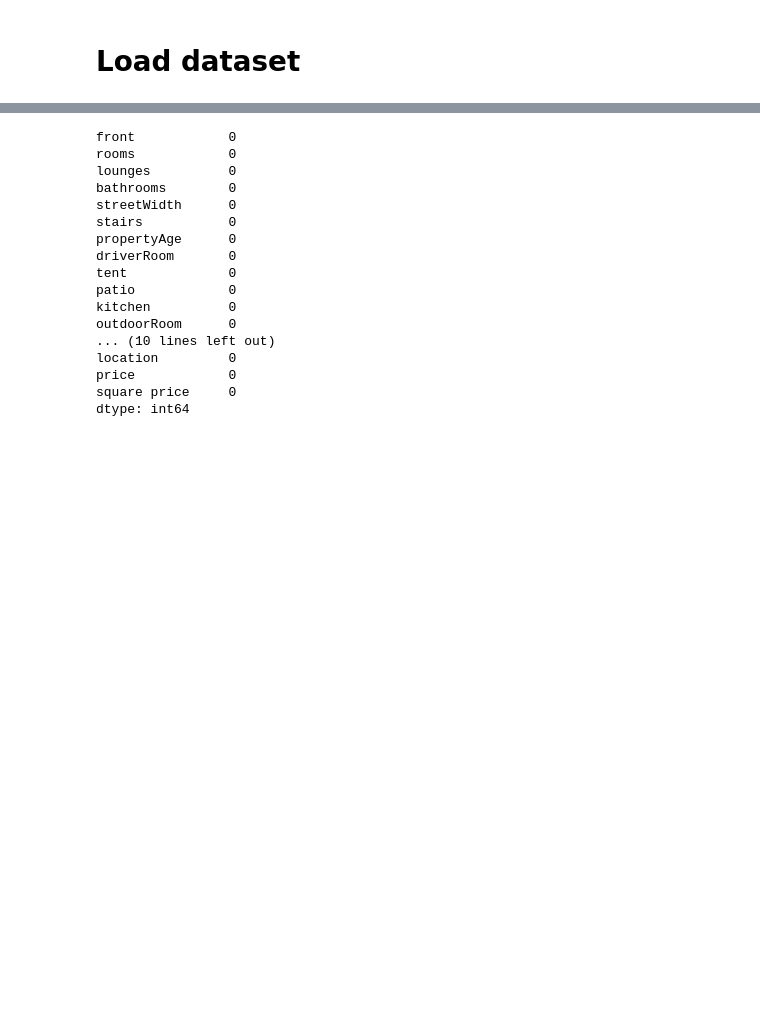
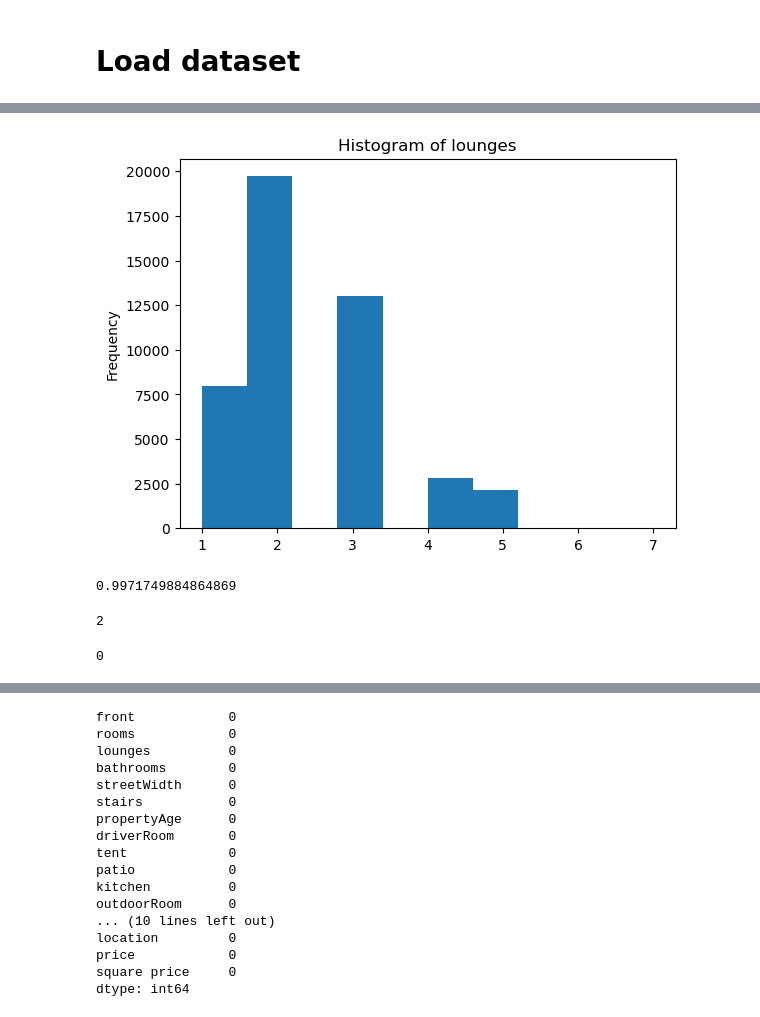
Before and after one commit to Tuwaiq-Data-Science-Bootcamp-V2/Bootcamp-Project-3, a Jupyter notebook: Alaa.ipynb, the cells around one changed output, grey strips where cells are left out. Cells and saved outputs as stored; diff of their text form; code cells hidden in the pictures; blank space fills up the shorter version.

```diff
--- a/Alaa.ipynb
+++ b/Alaa.ipynb
@@ -48,5 +22,3 @@ Warning: Total number of columns (26) exceeds max_columns (20) limiting to first
-# %%
-df.drop('Unnamed: 0',axis='columns' ,inplace=True)
 # %%
 df.shape
 # %% [output]
@@ -53,0 +60,2 @@ df.shape
+# %%
+df.drop(['Unnamed: 0'], axis='columns', inplace=True)
@@ -73,3 +88 @@ square price     0
 dtype: int64
-# %%
-df = df.dropna()
@@ -75,0 +112,4 @@ df = df.dropna()
+# %%
+replace=lambda x:str(x).replace('+','')
+df['lounges']=df['lounges'].apply(replace).astype(float)
+df['lounges'].value_counts()
@@ -75,0 +124,18 @@ df = df.dropna()
+# %%
+df['lounges'].plot(kind="hist", title="Histogram of lounges");
+# %% [output]
+[figure, added]
+# %%
+df['lounges'].var()
+# %% [output]
+0.9971749884864869
+# %%
+lounges_mean = round(df['lounges'].mean())
+lounges_mean
+# %% [output]
+2
+# %%
+df['lounges'] = df['lounges'].fillna(lounges_mean)
+df['lounges'].isnull().sum()
+# %% [output]
+0
```
Also changed, not shown: parts of 53 cells of this notebook.
